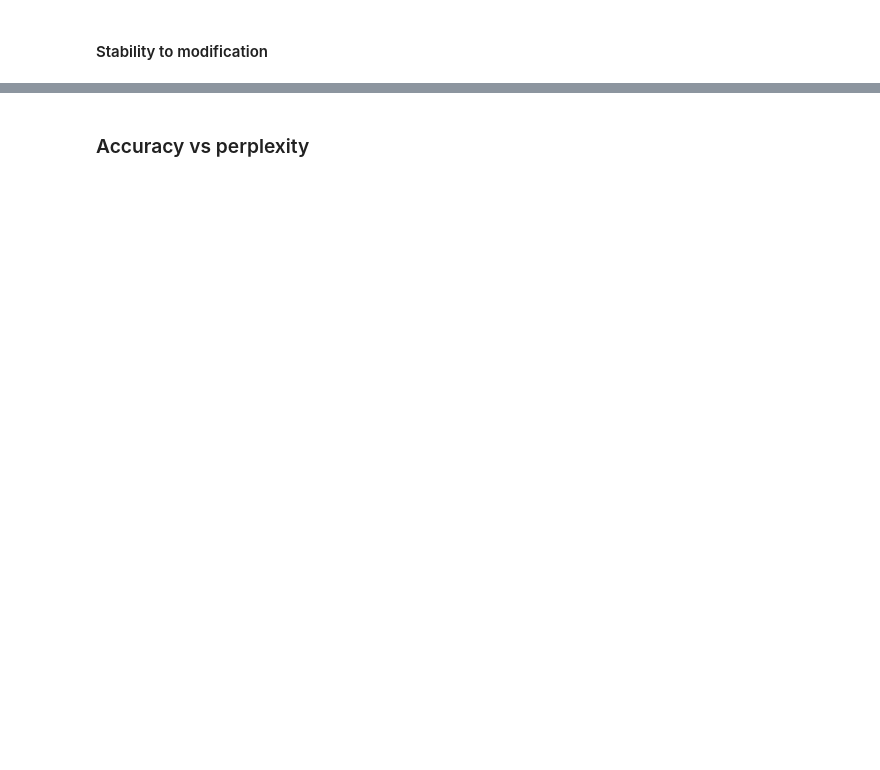
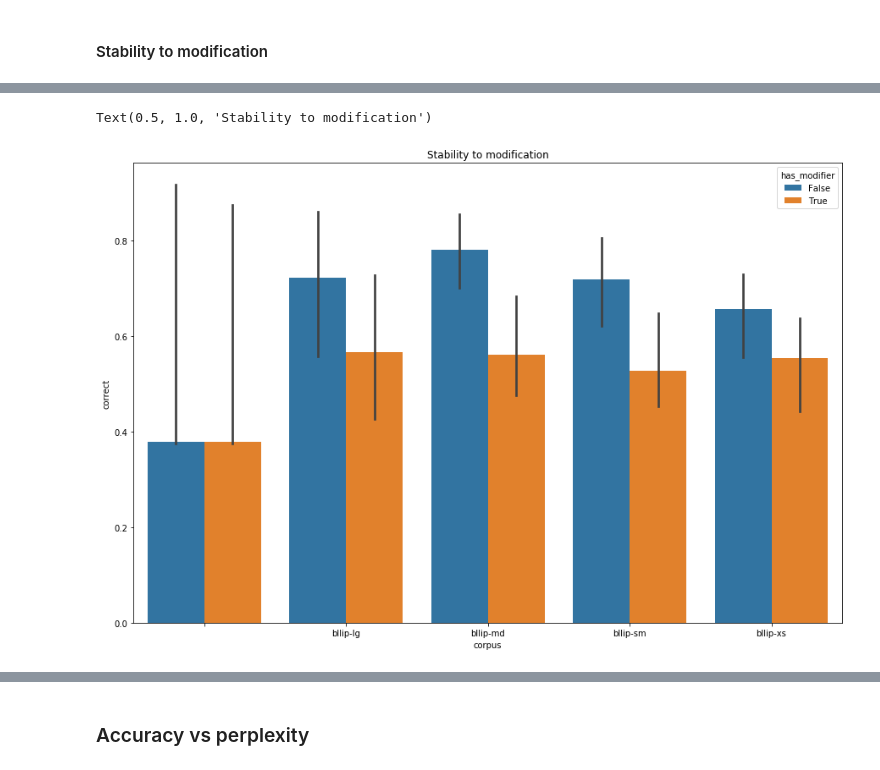
Before and after one commit to cpllab/syntactic-generalization, a Jupyter notebook: notebooks/main.ipynb, the cells around one changed output, grey strips where cells are left out. Drawn from its saved outputs; the diff is of its cells as text; code cells hidden in the pictures; blank space fills up the shorter version.

```diff
--- a/notebooks/main.ipynb
+++ b/notebooks/main.ipynb
@@ -260,7 +341,10 @@ plt.title("Stability to modification")
 # %%
 plt.subplots(figsize=(15, 10))
-sns.barplot(data=suites_df_mod, x="corpus", y="correct", hue="has_modifier")
+sns.barplot(data=suites_df_mod, x="corpus", y="correct", hue="has_modifier", units="model_name")
 plt.title("Stability to modification")
+# %% [output]
+Text(0.5, 1.0, 'Stability to modification')
+[figure, added]
 # %%
 g = sns.FacetGrid(data=suites_df_mod, col="model_name", height=7)
 g.map(sns.barplot, "corpus", "correct", "has_modifier")
```
Also changed, not shown: parts of 33 cells of this notebook, 1 other file.
